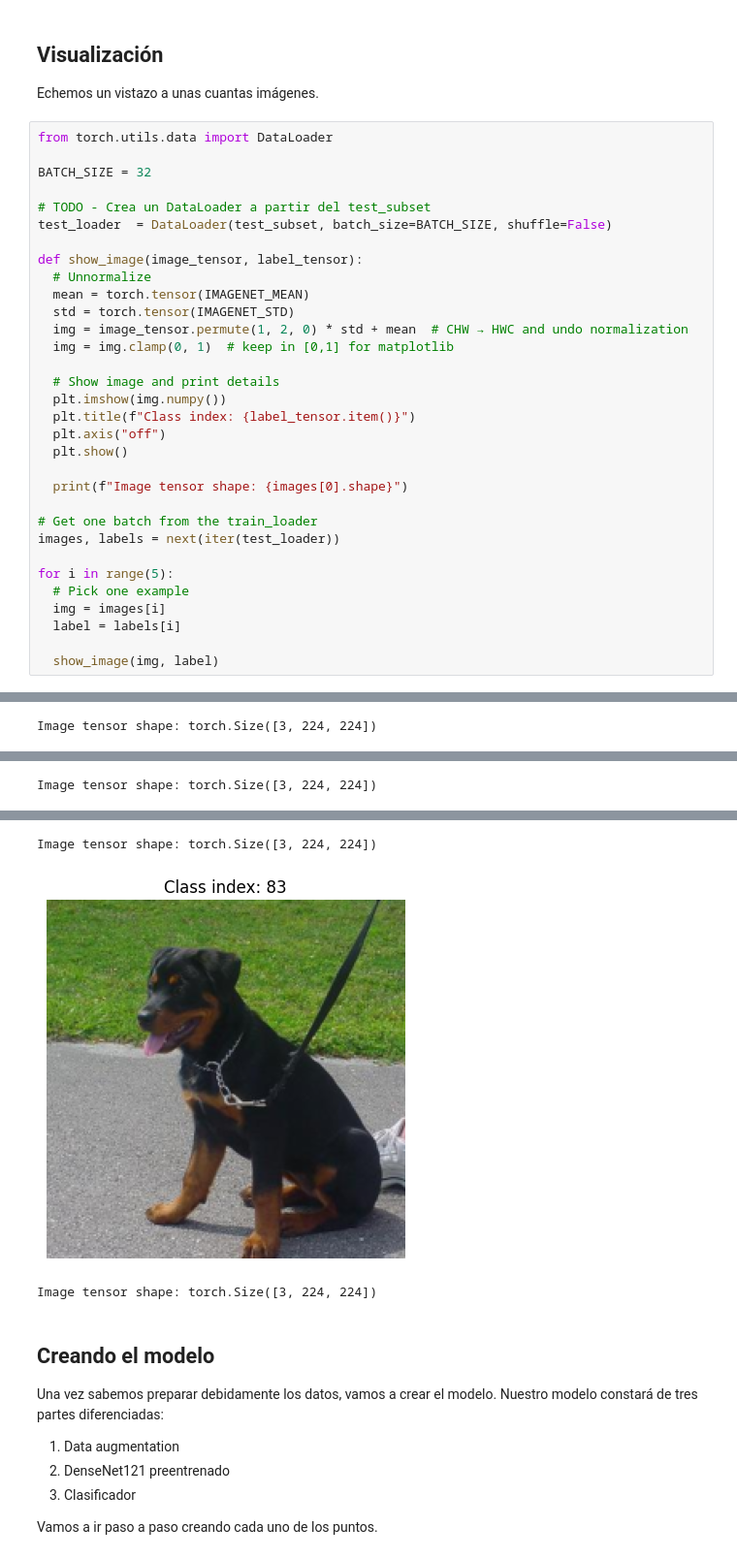
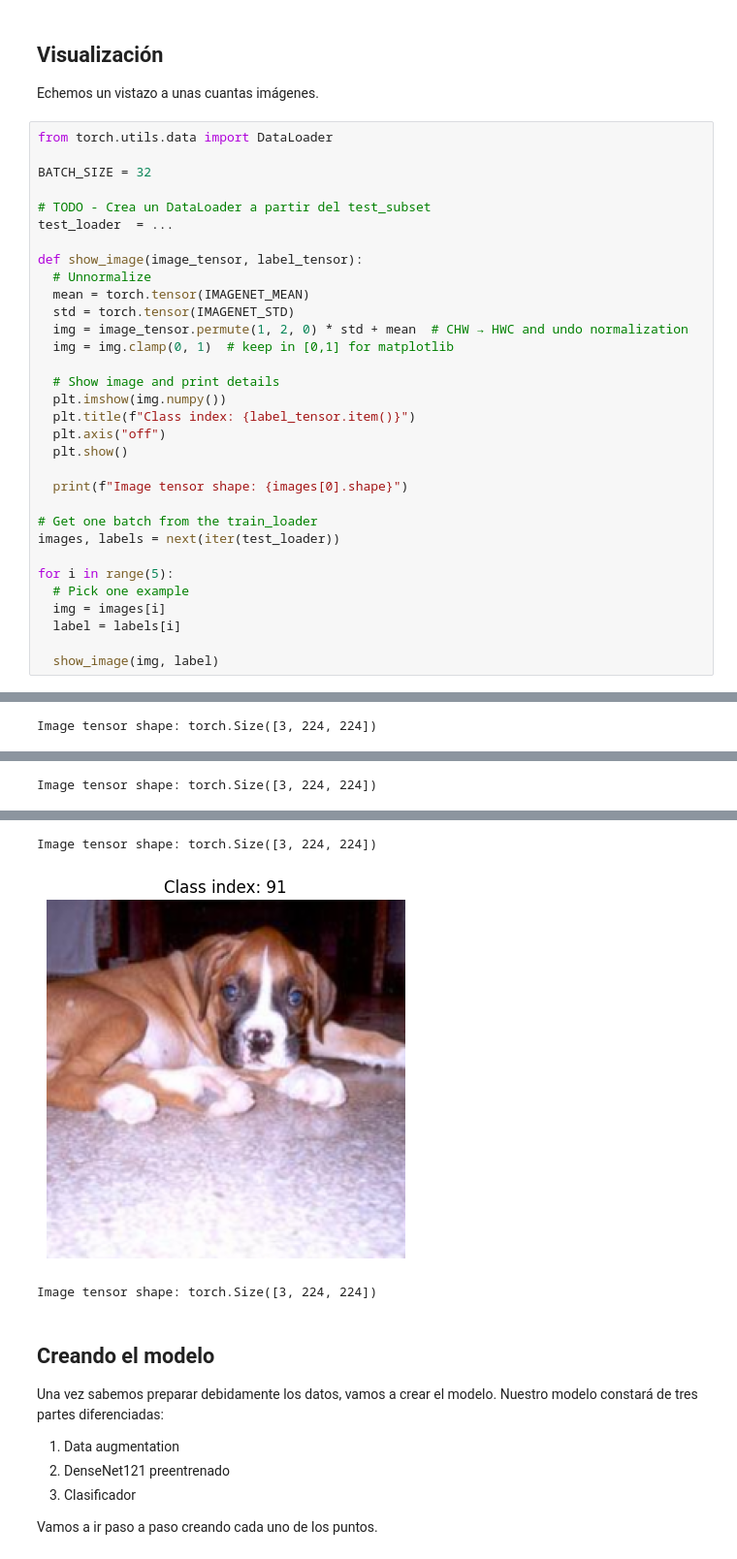
Before and after one commit to Ramon-udc/GCED-AA2, a Jupyter notebook: es/lab8/lab8.ipynb, the cells around one changed output, grey strips where cells are left out. Shown at 97% size. Drawn from its saved outputs; the diff is of its cells as text.

```diff
--- a/es/lab8/lab8.ipynb
+++ b/es/lab8/lab8.ipynb
@@ -91,7 +79,7 @@ from torch.utils.data import DataLoader
 BATCH_SIZE = 32
 
 # TODO - Crea un DataLoader a partir del test_subset
-test_loader  = DataLoader(test_subset, batch_size=BATCH_SIZE, shuffle=False)
+test_loader  = ...
 
 def show_image(image_tensor, label_tensor):
   # Unnormalize
@@ -128,5 +116,5 @@ Image tensor shape: torch.Size([3, 224, 224])
 Image tensor shape: torch.Size([3, 224, 224])
-[figure, old version]
+[figure, new version]
 Image tensor shape: torch.Size([3, 224, 224])
 # %% [markdown]
 ## Creando el modelo
```
Also changed, not shown: parts of 15 cells of this notebook.
